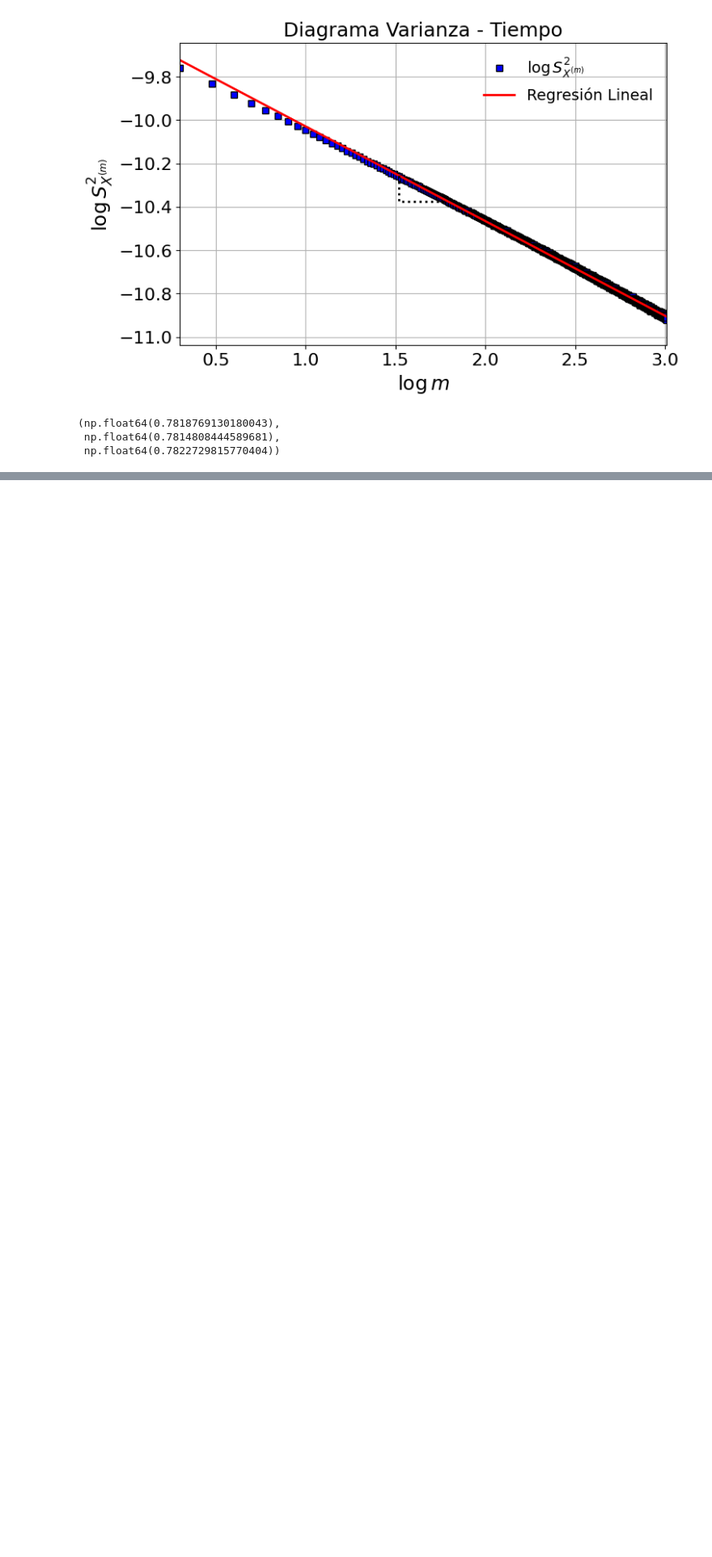
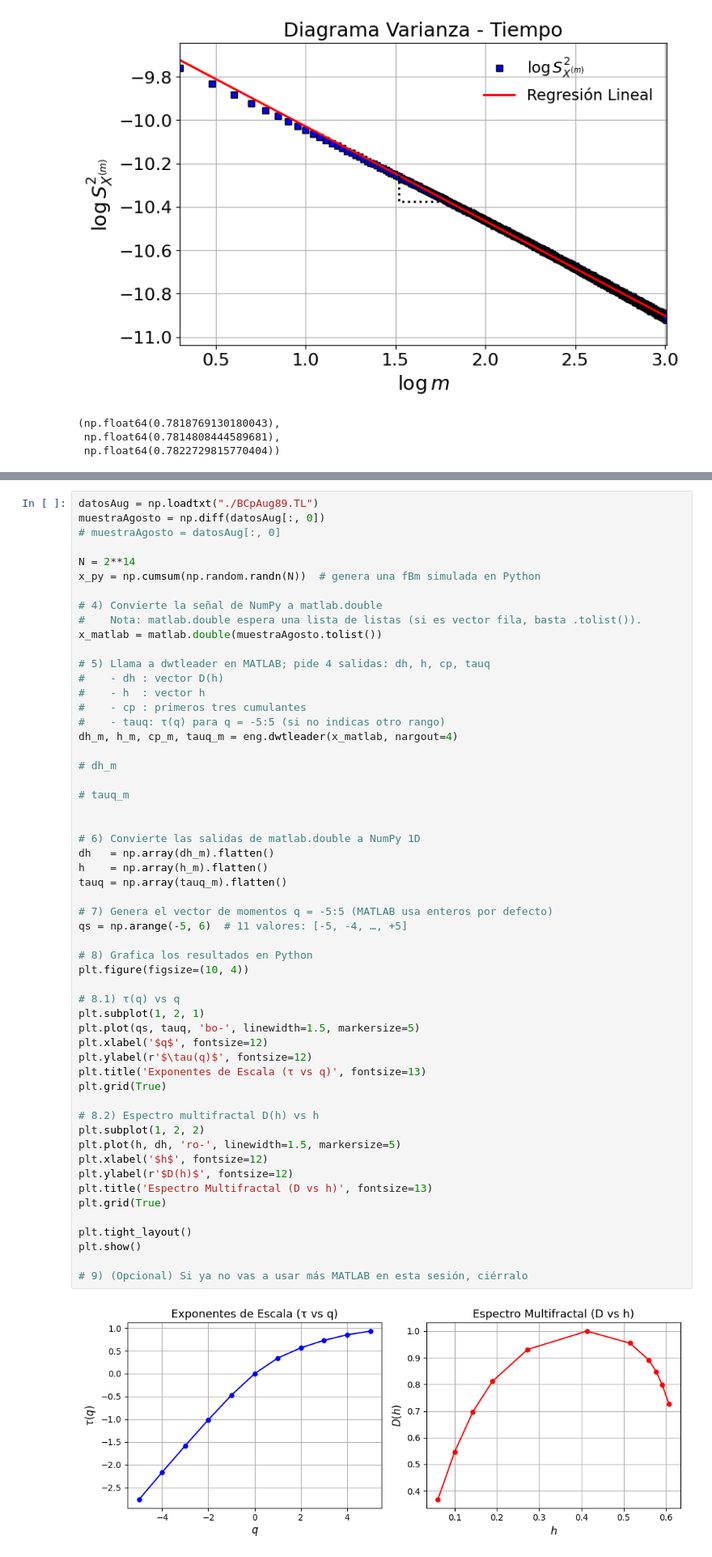
Before and after one commit to aalejoz25/LRD_y_multifractales, a Jupyter notebook: code.ipynb, the cells around one changed output, grey strips where cells are left out. Shown at 81% size. Cells and saved outputs as stored; diff of their text form; blank space fills up the shorter version.

```diff
--- a/code.ipynb
+++ b/code.ipynb
@@ -965,0 +897,57 @@ vt(serie)
+# %%
+datosAug = np.loadtxt("./BCpAug89.TL")
+muestraAgosto = np.diff(datosAug[:, 0])
+# muestraAgosto = datosAug[:, 0]
+
+N = 2**14
+x_py = np.cumsum(np.random.randn(N))  # genera una fBm simulada en Python
+
+# 4) Convierte la señal de NumPy a matlab.double
+#    Nota: matlab.double espera una lista de listas (si es vector fila, basta .tolist()).
+x_matlab = matlab.double(muestraAgosto.tolist())
+
+# 5) Llama a dwtleader en MATLAB; pide 4 salidas: dh, h, cp, tauq
+#    - dh : vector D(h)
+#    - h  : vector h
+#    - cp : primeros tres cumulantes
+#    - tauq: τ(q) para q = -5:5 (si no indicas otro rango)
+dh_m, h_m, cp_m, tauq_m = eng.dwtleader(x_matlab, nargout=4)
+
+# dh_m
+
+# tauq_m
+
+
+# 6) Convierte las salidas de matlab.double a NumPy 1D
+dh   = np.array(dh_m).flatten()
+h    = np.array(h_m).flatten()
+tauq = np.array(tauq_m).flatten()
+
+# 7) Genera el vector de momentos q = -5:5 (MATLAB usa enteros por defecto)
+qs = np.arange(-5, 6)  # 11 valores: [-5, -4, …, +5]
+
+# 8) Grafica los resultados en Python
+plt.figure(figsize=(10, 4))
+
+# 8.1) τ(q) vs q
+plt.subplot(1, 2, 1)
+plt.plot(qs, tauq, 'bo-', linewidth=1.5, markersize=5)
+plt.xlabel('$q$', fontsize=12)
+plt.ylabel(r'$\tau(q)$', fontsize=12)
+plt.title('Exponentes de Escala (τ vs q)', fontsize=13)
+plt.grid(True)
+
+# 8.2) Espectro multifractal D(h) vs h
+plt.subplot(1, 2, 2)
+plt.plot(h, dh, 'ro-', linewidth=1.5, markersize=5)
+plt.xlabel('$h$', fontsize=12)
+plt.ylabel(r'$D(h)$', fontsize=12)
+plt.title('Espectro Multifractal (D vs h)', fontsize=13)
+plt.grid(True)
+
+plt.tight_layout()
+plt.show()
+
+# 9) (Opcional) Si ya no vas a usar más MATLAB en esta sesión, ciérralo
+# %% [output]
+[figure, added]
```
Also changed, not shown: parts of 13 cells of this notebook, 1 other file.
